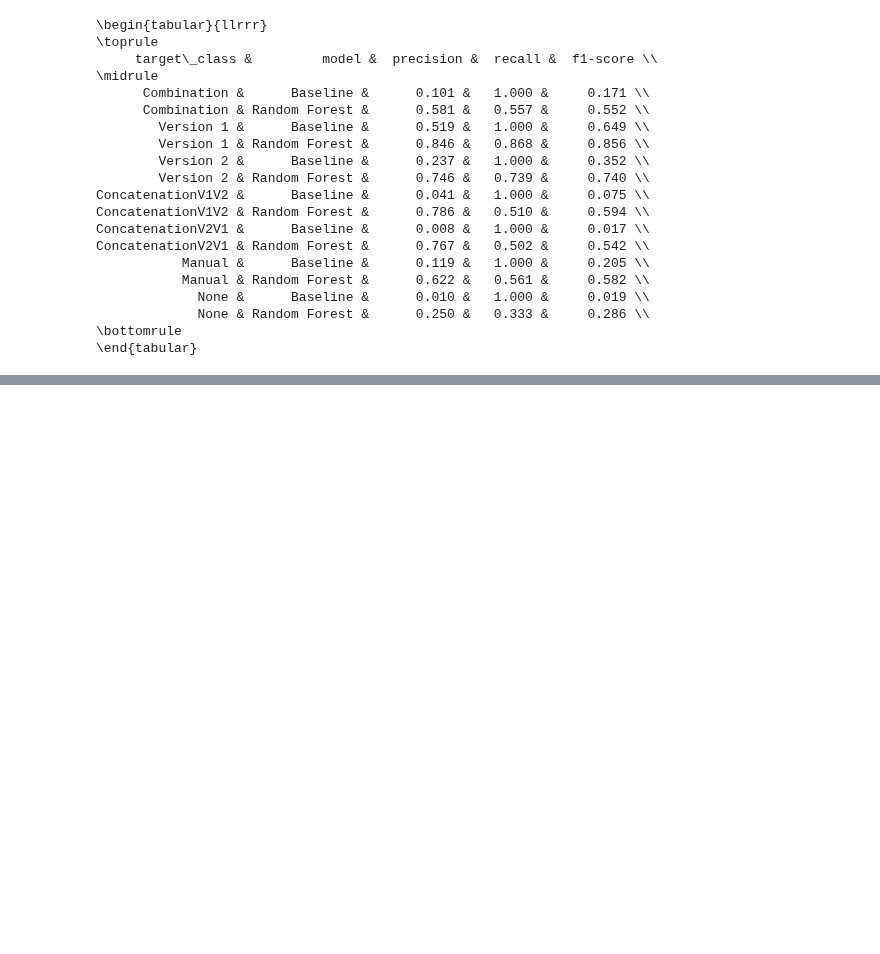
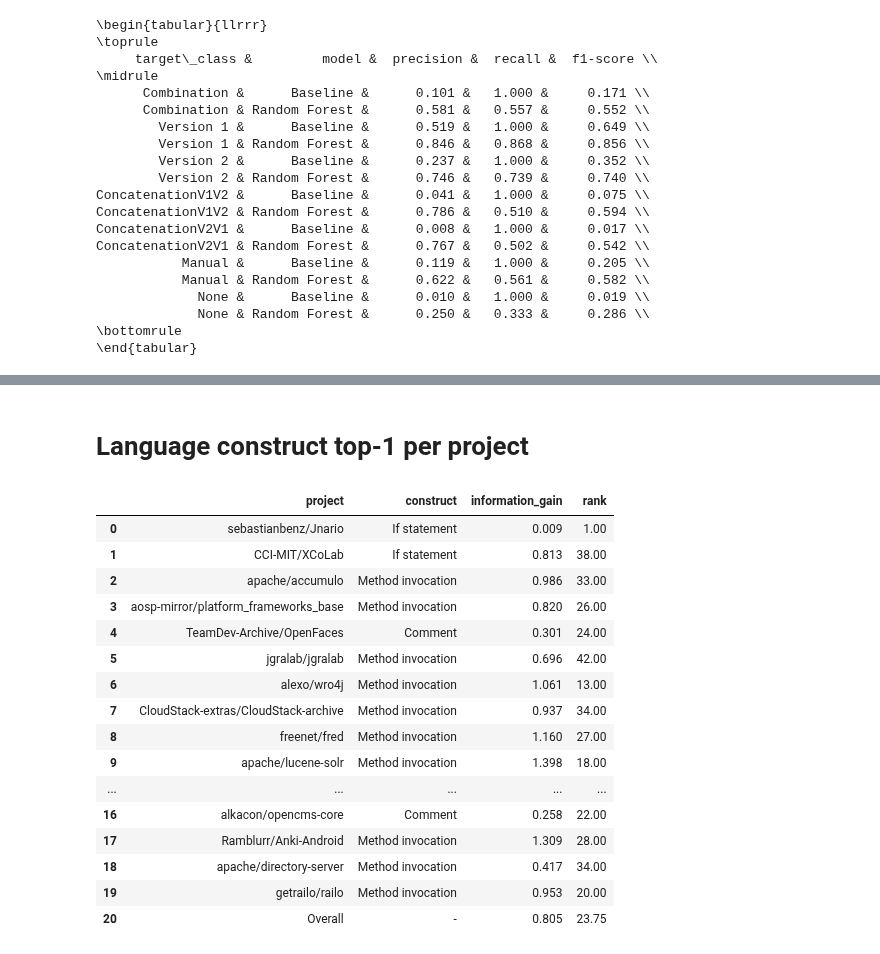
Before and after one commit to gems-uff/mestre, a Jupyter notebook: scripts/paper/tables.ipynb, the cells around one changed output, grey strips where cells are left out. Drawn from its saved outputs; the diff is of its cells as text; code cells hidden in the pictures; blank space fills up the shorter version.

```diff
--- a/scripts/paper/tables.ipynb
+++ b/scripts/paper/tables.ipynb
@@ -691,0 +790,29 @@ ConcatenationV2V1 & Random Forest &      0.767 &   0.502 &     0.542 \\
+# %% [markdown]
+# Language construct top-1 per project
+# %%
+constructs_per_project = pd.read_csv('../../data/results/constructs_importance_projects.csv')
+def fix_project_name(project_name):
+    return project_name.replace('__','/')
+constructs_per_project['project'] = constructs_per_project['project'].apply(fix_project_name)
+constructs_per_project['project'] = constructs_per_project['project'].apply(get_new_project_name)
+constructs_per_project = reorder_projects(table_with_stats, constructs_per_project).reset_index(drop=True)
+constructs_per_project['information_gain'] = constructs_per_project['information_gain'].round(3)
+constructs_per_project
+# %% [output]
+|  | project | construct | information_gain | rank |
+| 0 | sebastianbenz/Jnario | If statement | 0.009 | 1.00 |
+| 1 | CCI-MIT/XCoLab | If statement | 0.813 | 38.00 |
+| 2 | apache/accumulo | Method invocation | 0.986 | 33.00 |
+| 3 | aosp-mirror/platform_frameworks_base | Method invocation | 0.820 | 26.00 |
+| 4 | TeamDev-Archive/OpenFaces | Comment | 0.301 | 24.00 |
+| 5 | jgralab/jgralab | Method invocation | 0.696 | 42.00 |
+| 6 | alexo/wro4j | Method invocation | 1.061 | 13.00 |
+| 7 | CloudStack-extras/CloudStack-archive | Method invocation | 0.937 | 34.00 |
+| 8 | freenet/fred | Method invocation | 1.160 | 27.00 |
+| 9 | apache/lucene-solr | Method invocation | 1.398 | 18.00 |
+| ... | ... | ... | ... | ... |
+| 16 | alkacon/opencms-core | Comment | 0.258 | 22.00 |
+| 17 | Ramblurr/Anki-Android | Method invocation | 1.309 | 28.00 |
+| 18 | apache/directory-server | Method invocation | 0.417 | 34.00 |
+| 19 | getrailo/railo | Method invocation | 0.953 | 20.00 |
+| 20 | Overall | - | 0.805 | 23.75 |
```
Also changed, not shown: parts of 16 cells of this notebook, 2 other files.
